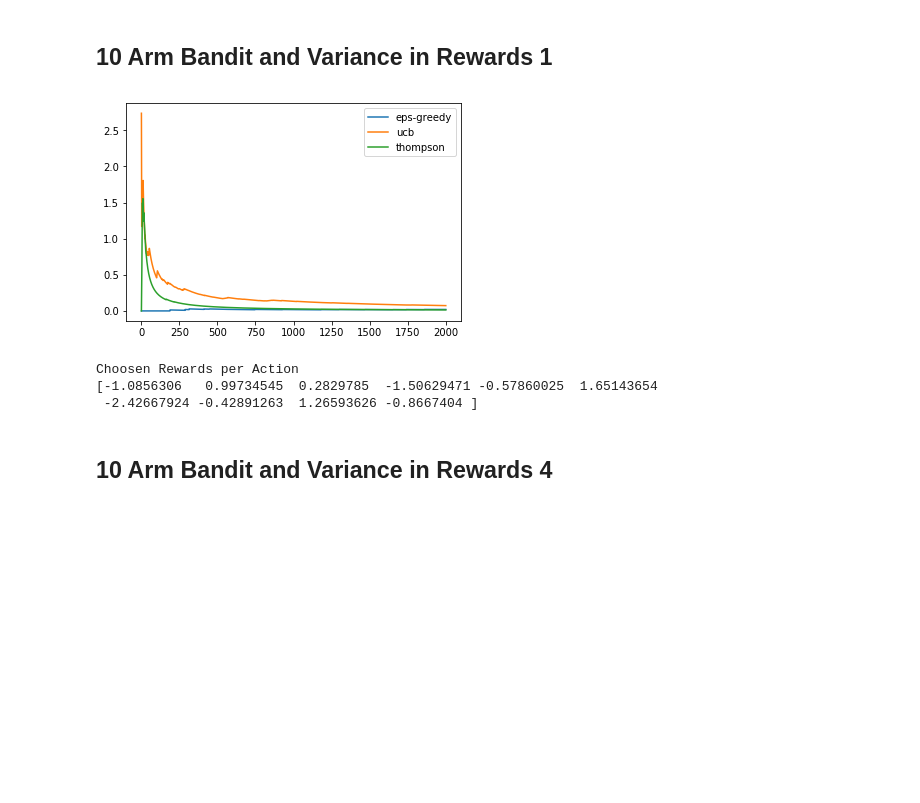
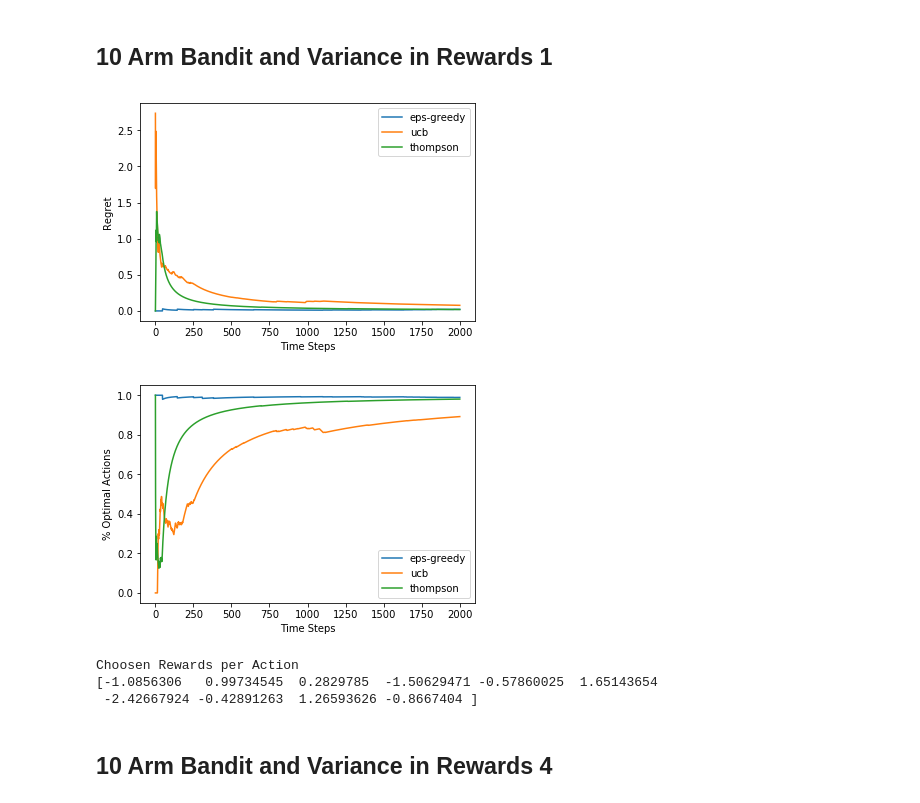
Before and after one commit to gp1702/RL, a Jupyter notebook: assignment1/Report.ipynb, the cells around one changed output. Drawn from its saved outputs; the diff is of its cells as text; code cells hidden in the pictures; blank space fills up the shorter version.

```diff
--- a/assignment1/Report.ipynb
+++ b/assignment1/Report.ipynb
@@ -41,19 +60,30 @@ One major problem in UCB is that it will tend to explore all the actions regardl
 ## 10 Arm Bandit and Variance in Rewards 1
 # %%
 from bandit import bandit
+import matplotlib.pyplot as plt
+
 k = 10
 timesteps = 2000
 trybandit = bandit(k=k, seed=123)
-trybandit.start(timesteps, name="eps-greedy", eps=0.01)
+optimal_reward_eps = trybandit.start(timesteps, name="eps-greedy", eps=0.01)
 trybandit.plot("plots", noshow=True)
-trybandit.start(timesteps, name="ucb", c=2.)
+optimal_reward_ucb = trybandit.start(timesteps, name="ucb", c=2.)
 trybandit.plot("plots", noshow=True)
-trybandit.start(timesteps, name="thompson")
+optimal_reward_thp = trybandit.start(timesteps, name="thompson")
 trybandit.plot("plots")
+plt.clf()
+plt.plot(range(1, timesteps+1), optimal_reward_eps, label="eps-greedy")
+plt.plot(range(1,timesteps+1), optimal_reward_ucb, label="ucb")
+plt.plot(range(1, timesteps+1), optimal_reward_thp, label="thompson")
+plt.legend()
+plt.xlabel('Time Steps')
+plt.ylabel('% Optimal Actions')
+plt.show()
 print("Choosen Rewards per Action")
 print(trybandit.true_rewards)
 # %% [output]
-[figure, old version]
+[figure, new version]
+[figure, added]
 Choosen Rewards per Action
 [-1.0856306   0.99734545  0.2829785  -1.50629471 -0.57860025  1.65143654
  -2.42667924 -0.42891263  1.26593626 -0.8667404 ]
```
Also changed, not shown: parts of 11 cells of this notebook, 2 other files.
